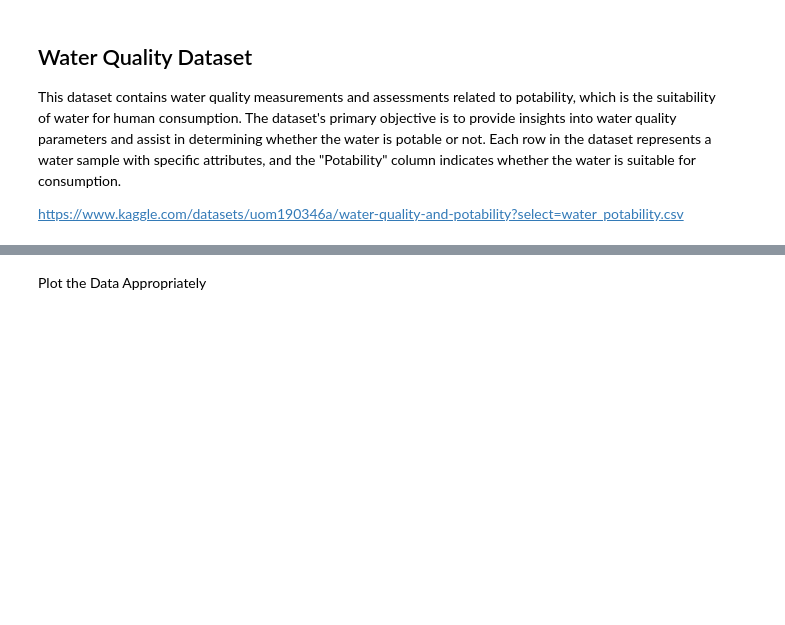
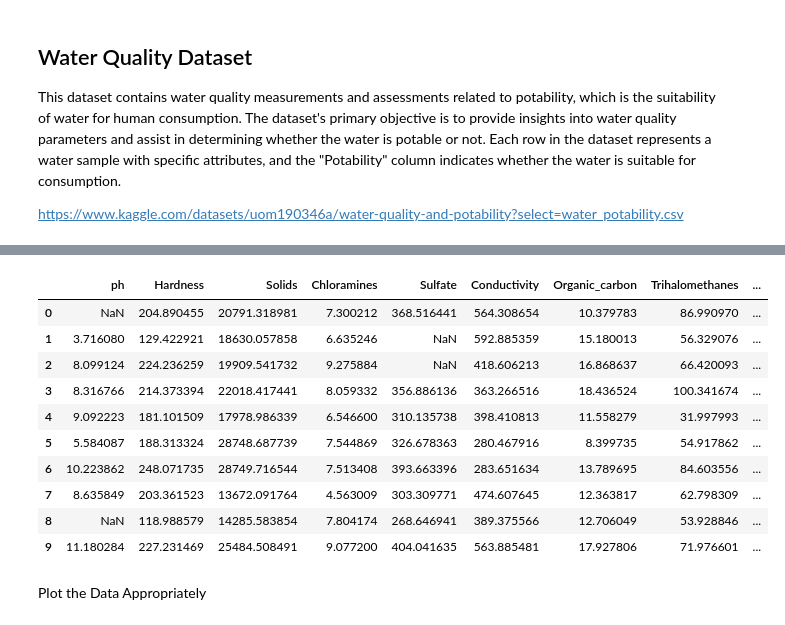
Before and after one commit to Branis333/Water-Quality-Model-peer9, a Jupyter notebook: formative_II_starter_code_.ipynb, the cells around one changed output, grey strips where cells are left out. Saved outputs shown, nothing was run; the diff lists cells and outputs as text; code cells hidden in the pictures; blank space fills up the shorter version.

```diff
--- a/formative_II_starter_code_.ipynb
+++ b/formative_II_starter_code_.ipynb
@@ -23,2 +14,31 @@ https://www.kaggle.com/datasets/uom190346a/water-quality-and-potability?select=w
+# %%
+#LOAD THE DATA
+import pandas as pd
+import numpy as np
+import matplotlib.pyplot as plt
+from sklearn.model_selection import train_test_split
+from sklearn.preprocessing import StandardScaler
+from sklearn.metrics import accuracy_score, f1_score, precision_score, recall_score
+import tensorflow as tf
+from tensorflow.keras.models import Sequential
+from tensorflow.keras.layers import Dense, Dropout
+from tensorflow.keras.regularizers import l2
+from tensorflow.keras.callbacks import EarlyStopping
+
+# Load water quality dataset
+data = pd.read_csv('/content/water_potability.csv')
+data.head(10)
+# %% [output]
+|  | ph | Hardness | Solids | Chloramines | Sulfate | Conductivity | Organic_carbon | Trihalomethanes | ... |
+| 0 | NaN | 204.890455 | 20791.318981 | 7.300212 | 368.516441 | 564.308654 | 10.379783 | 86.990970 | ... |
+| 1 | 3.716080 | 129.422921 | 18630.057858 | 6.635246 | NaN | 592.885359 | 15.180013 | 56.329076 | ... |
+| 2 | 8.099124 | 224.236259 | 19909.541732 | 9.275884 | NaN | 418.606213 | 16.868637 | 66.420093 | ... |
+| 3 | 8.316766 | 214.373394 | 22018.417441 | 8.059332 | 356.886136 | 363.266516 | 18.436524 | 100.341674 | ... |
+| 4 | 9.092223 | 181.101509 | 17978.986339 | 6.546600 | 310.135738 | 398.410813 | 11.558279 | 31.997993 | ... |
+| 5 | 5.584087 | 188.313324 | 28748.687739 | 7.544869 | 326.678363 | 280.467916 | 8.399735 | 54.917862 | ... |
+| 6 | 10.223862 | 248.071735 | 28749.716544 | 7.513408 | 393.663396 | 283.651634 | 13.789695 | 84.603556 | ... |
+| 7 | 8.635849 | 203.361523 | 13672.091764 | 4.563009 | 303.309771 | 474.607645 | 12.363817 | 62.798309 | ... |
+| 8 | NaN | 118.988579 | 14285.583854 | 7.804174 | 268.646941 | 389.375566 | 12.706049 | 53.928846 | ... |
+| 9 | 11.180284 | 227.231469 | 25484.508491 | 9.077200 | 404.041635 | 563.885481 | 17.927806 | 71.976601 | ... |
 # %% [markdown]
 Plot the Data Appropriately
```
Also changed, not shown: parts of 26 cells of this notebook.
